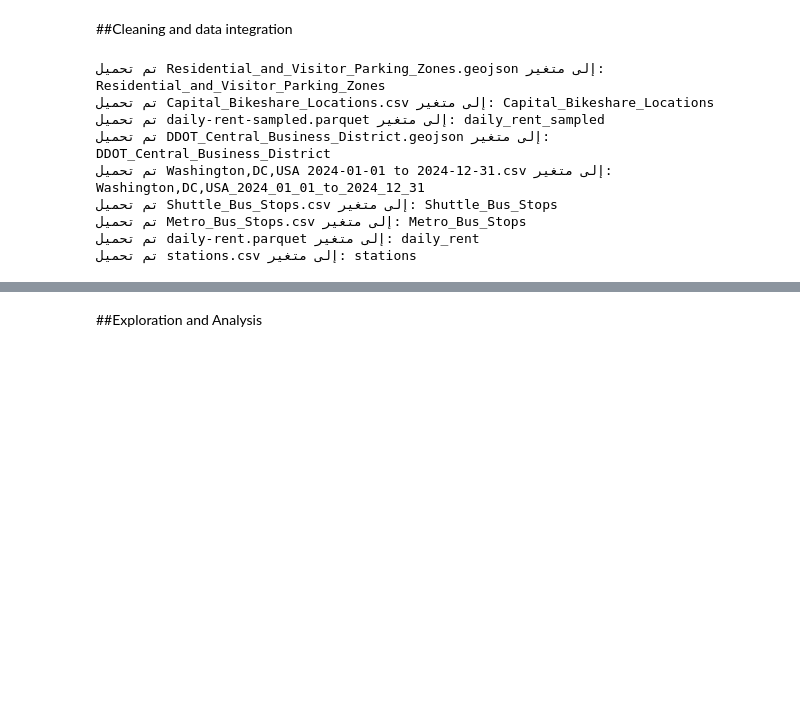
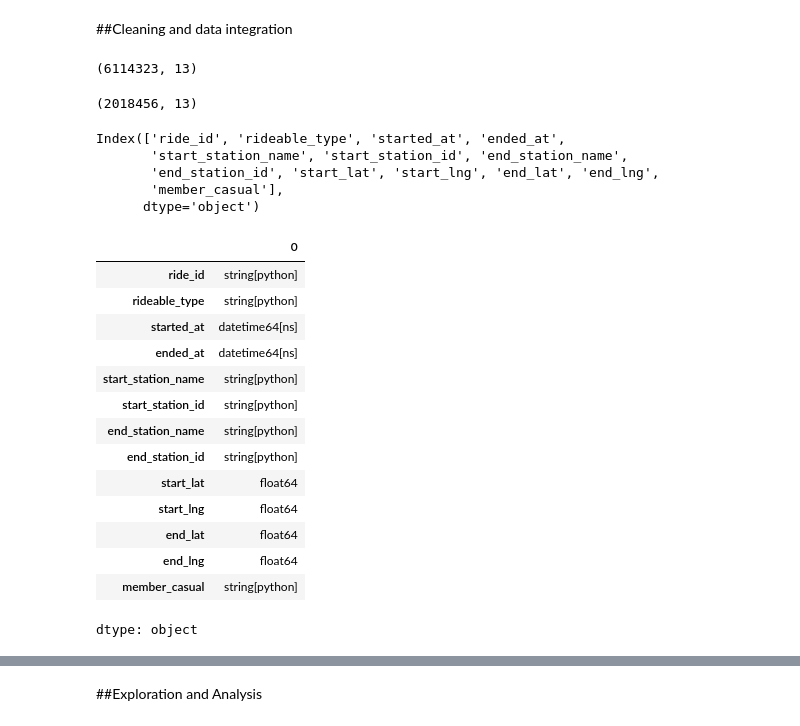
Before and after one commit to angiegh2002/capital-bike-diaries, a Jupyter notebook: Data_mining_homwork/data_homewrk.ipynb, the cells around one changed output, grey strips where cells are left out. Saved outputs shown, nothing was run; the diff lists cells and outputs as text; code cells hidden in the pictures; blank space fills up the shorter version.

```diff
--- a/Data_mining_homwork/data_homewrk.ipynb
+++ b/Data_mining_homwork/data_homewrk.ipynb
@@ -28,37 +28,3 @@ import pygeohash as pgh
 ##Cleaning and data integration
 # %%
 !cp -r "/content/drive/MyDrive/Dataset data" /content/
-# %%
-folder_path = Path('/content/Dataset data/')
-readers = {
-    '.csv': pd.read_csv,
-    '.parquet': pd.read_parquet,
-    '.geojson': gpd.read_file,
-}
-
-for file in folder_path.iterdir():
-    if not file.is_file():
-        continue
-    ext = file.suffix.lower()
-    name = file.stem
-    reader = readers.get(ext)
-    if reader is None:
-        continue
-    var_name = name.replace(" ", "_").replace("-", "_")
-    try:
-        df = reader(file)
-        globals()[var_name] = df
-        print(f"تم تحميل {file.name} إلى متغير: {var_name}")
-
-    except Exception as e:
-        print(f" خطأ في تحميل {file.name}: {e}")
-# %% [output]
-تم تحميل Residential_and_Visitor_Parking_Zones.geojson إلى متغير: Residential_and_Visitor_Parking_Zones
-تم تحميل Capital_Bikeshare_Locations.csv إلى متغير: Capital_Bikeshare_Locations
-تم تحميل daily-rent-sampled.parquet إلى متغير: daily_rent_sampled
-تم تحميل DDOT_Central_Business_District.geojson إلى متغير: DDOT_Central_Business_District
-تم تحميل Washington,DC,USA 2024-01-01 to 2024-12-31.csv إلى متغير: Washington,DC,USA_2024_01_01_to_2024_12_31
-تم تحميل Shuttle_Bus_Stops.csv إلى متغير: Shuttle_Bus_Stops
-تم تحميل Metro_Bus_Stops.csv إلى متغير: Metro_Bus_Stops
-تم تحميل daily-rent.parquet إلى متغير: daily_rent
-تم تحميل stations.csv إلى متغير: stations
@@ -64,0 +47,34 @@ for file in folder_path.iterdir():
+# %%
+df_rent.shape
+# %% [output]
+(6114323, 13)
+# %%
+df_sampled_rent.shape
+# %% [output]
+(2018456, 13)
+# %%
+df_rent.columns
+# %% [output]
+Index(['ride_id', 'rideable_type', 'started_at', 'ended_at',
+       'start_station_name', 'start_station_id', 'end_station_name',
+       'end_station_id', 'start_lat', 'start_lng', 'end_lat', 'end_lng',
+       'member_casual'],
+      dtype='object')
+# %%
+df_rent.dtypes
+# %% [output]
+|  | 0 |
+| ride_id | string[python] |
+| rideable_type | string[python] |
+| started_at | datetime64[ns] |
+| ended_at | datetime64[ns] |
+| start_station_name | string[python] |
+| start_station_id | string[python] |
+| end_station_name | string[python] |
+| end_station_id | string[python] |
+| start_lat | float64 |
+| start_lng | float64 |
+| end_lat | float64 |
+| end_lng | float64 |
+| member_casual | string[python] |
+dtype: object
```
Also changed, not shown: parts of 12 cells of this notebook.
